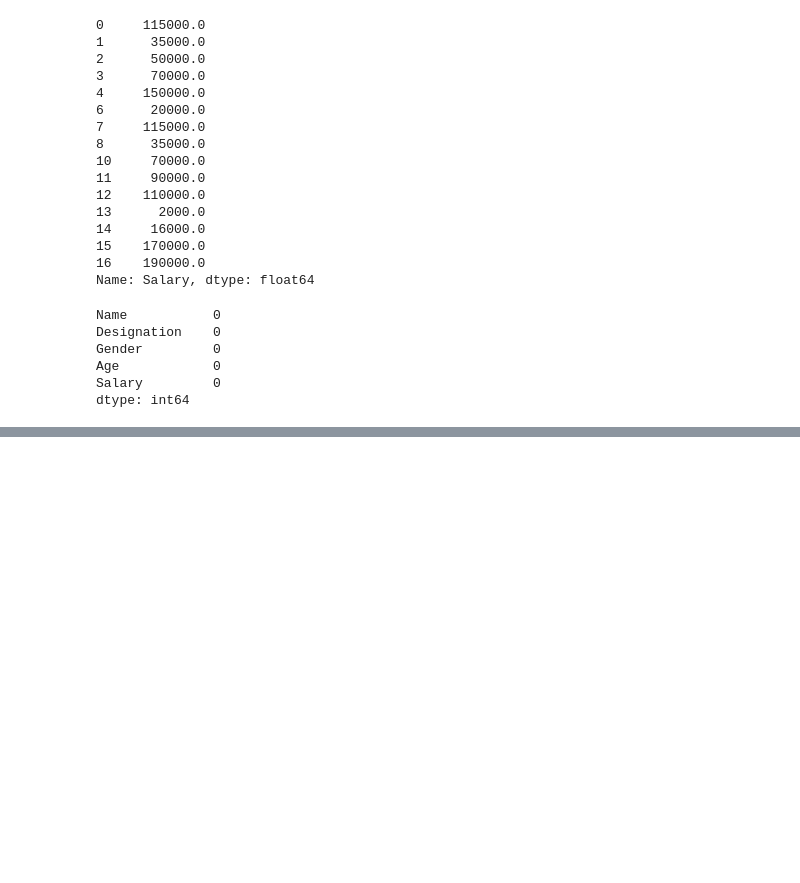
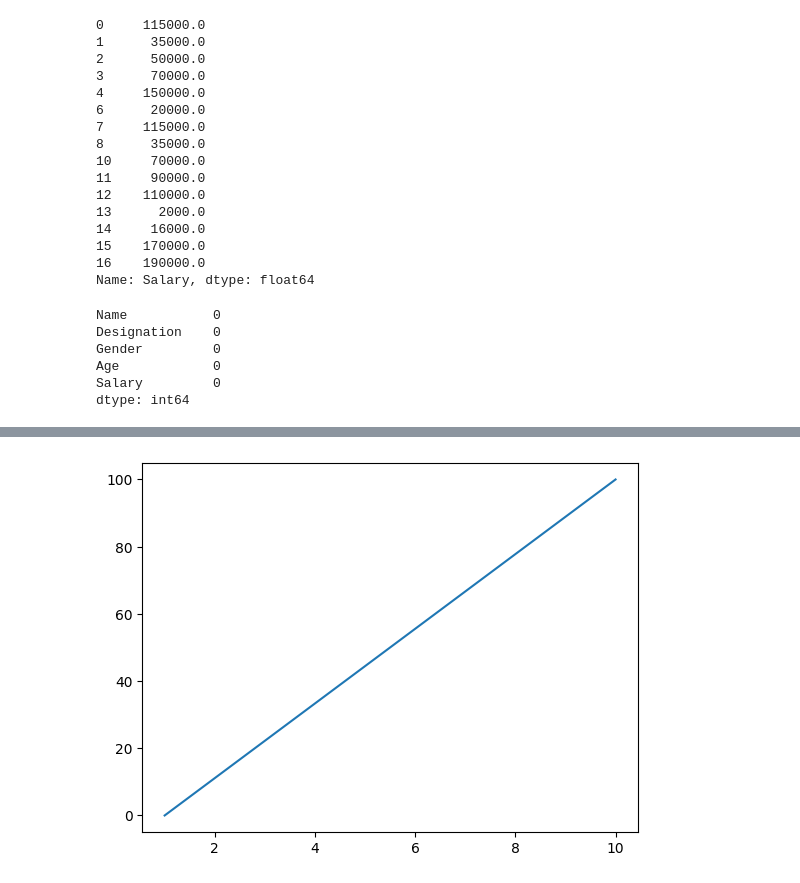
Before and after one commit to TouseefDataScientist/Machine-learning2, a Jupyter notebook: naveed.ipynb, the cells around one changed output, grey strips where cells are left out. Saved outputs shown, nothing was run; the diff lists cells and outputs as text; code cells hidden in the pictures; blank space fills up the shorter version.

```diff
--- a/naveed.ipynb
+++ b/naveed.ipynb
@@ -374,0 +525,8 @@ dtype: int64
+# %%
+x1 = np.array([1,10])
+y1 = np.array([0,100])
+# %%
+plt.plot(x1,y1)
+plt.show()
+# %% [output]
+[figure, added]
```
Also changed, not shown: parts of 52 cells of this notebook.
